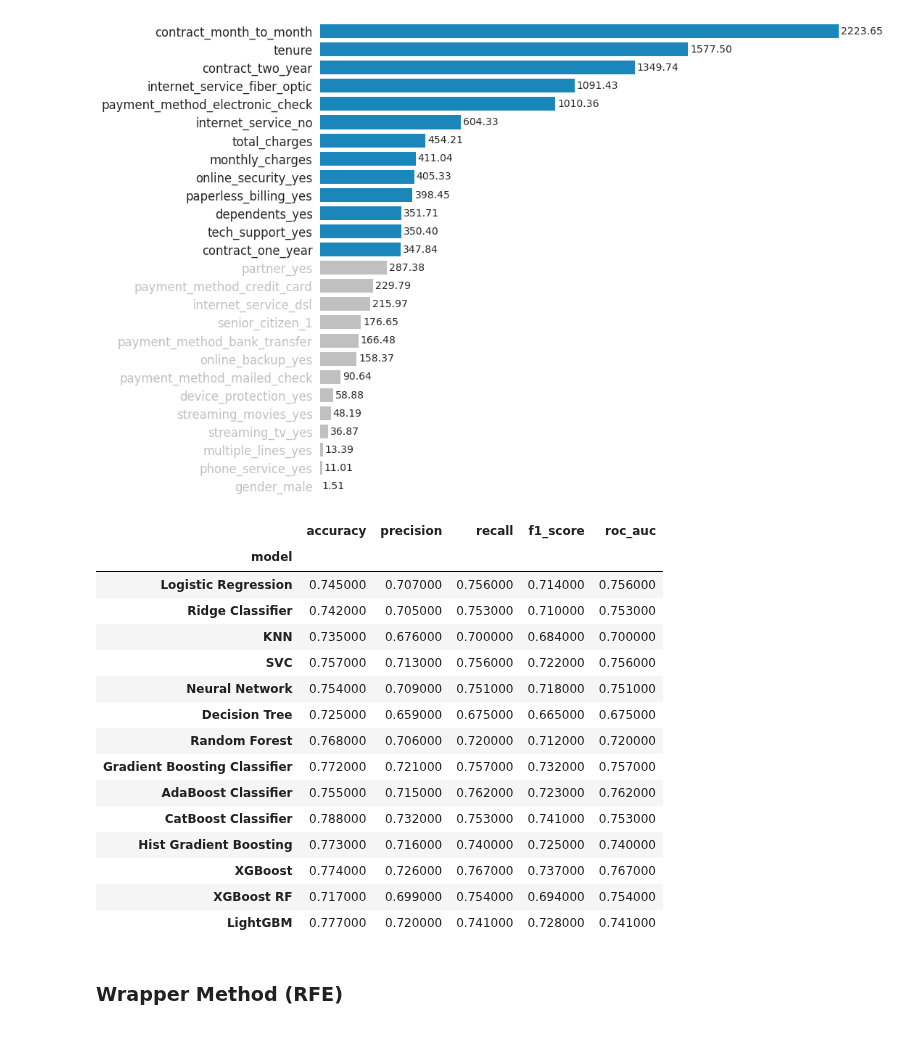
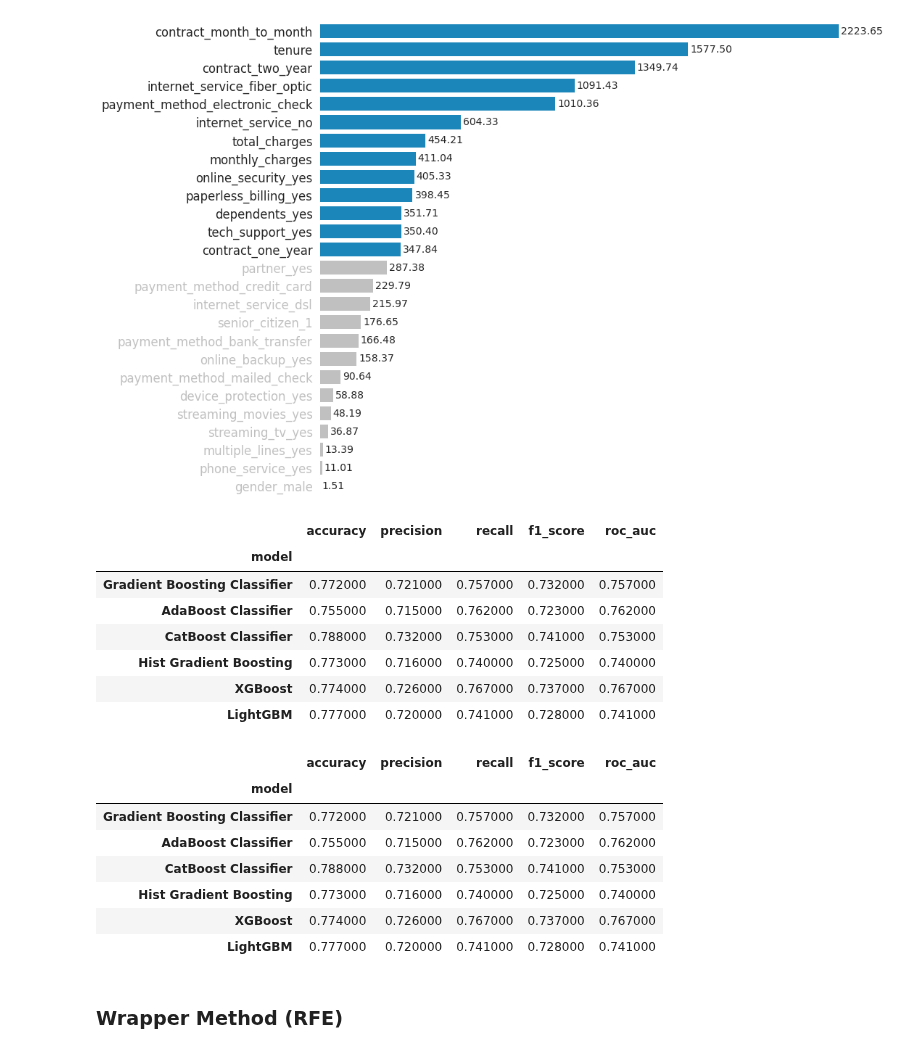
Before and after one commit to adhang/data-science-digital-skola, a Jupyter notebook: 99. Final Project/Modeling Clean.ipynb, the cells around one changed output. Drawn from its saved outputs; the diff is of its cells as text; code cells hidden in the pictures.

```diff
--- a/99. Final Project/Modeling Clean.ipynb
+++ b/99. Final Project/Modeling Clean.ipynb
@@ -871,0 +898,31 @@ y_test_model = y_test_encode.copy()
+# %%
+model_list = {
+    # 'Logistic Regression':LogisticRegression(max_iter=1000, random_state=1),
+    # 'Ridge Classifier':RidgeClassifier(random_state=1),
+    # 'KNN':KNeighborsClassifier(),
+    # 'SVC':SVC(random_state=1),
+    # 'Neural Network':MLPClassifier(max_iter=1000, random_state=1),
+    # 'Decision Tree':DecisionTreeClassifier(random_state=1),
+    # 'Random Forest':RandomForestClassifier(random_state=1),
+    'Gradient Boosting Classifier':GradientBoostingClassifier(random_state=1),
+    'AdaBoost Classifier':AdaBoostClassifier(random_state=1),
+    'CatBoost Classifier':CatBoostClassifier(random_state=1, verbose=False),
+    'Hist Gradient Boosting':HistGradientBoostingClassifier(random_state=1),
+    'XGBoost':XGBClassifier(random_state=1),
+    # 'XGBoost RF':XGBRFClassifier(random_state=1),
+    'LightGBM':LGBMClassifier(random_state=1),
+}
+
+X_train_model = X_train_smote.copy()
+y_train_model = y_train_smote.copy()
+
+X_test_model = X_test_scale.copy()
+y_test_model = y_test_encode.copy()
+# %%
+y_pred_list = dict()
+
+for name, model in model_list.items():
+  model.fit(X_train_model, y_train_model)
+  y_pred_list[name] = model.predict(X_test_model)
+
+score_smote = print_score(y_pred_list, y_test_model, average='macro')
@@ -934,29 +1011,31 @@ after filter    : (7244, 13)
 # %%
 y_pred_list = dict()
 
 for name, model in model_list.items():
   model.fit(X_train_filter, y_train_model)
   y_pred_list[name] = model.predict(X_test_filter)
 
-score_smote_filter = print_score(y_pred_list, y_test_model, orderby='accuracy', sort=False)
-# print_score(y_pred_list, 'f1_score')
+score_smote_filter = print_score(y_pred_list, y_test_model, average='macro')
 # %% [output]
 |  | accuracy | precision | recall | f1_score | roc_auc |
 | model |  |  |  |  |  |
-| Logistic Regression | 0.745000 | 0.707000 | 0.756000 | 0.714000 | 0.756000 |
-| Ridge Classifier | 0.742000 | 0.705000 | 0.753000 | 0.710000 | 0.753000 |
-| KNN | 0.735000 | 0.676000 | 0.700000 | 0.684000 | 0.700000 |
-| SVC | 0.757000 | 0.713000 | 0.756000 | 0.722000 | 0.756000 |
-| Neural Network | 0.754000 | 0.709000 | 0.751000 | 0.718000 | 0.751000 |
-| Decision Tree | 0.725000 | 0.659000 | 0.675000 | 0.665000 | 0.675000 |
-| Random Forest | 0.768000 | 0.706000 | 0.720000 | 0.712000 | 0.720000 |
 | Gradient Boosting Classifier | 0.772000 | 0.721000 | 0.757000 | 0.732000 | 0.757000 |
 | AdaBoost Classifier | 0.755000 | 0.715000 | 0.762000 | 0.723000 | 0.762000 |
 | CatBoost Classifier | 0.788000 | 0.732000 | 0.753000 | 0.741000 | 0.753000 |
 | Hist Gradient Boosting | 0.773000 | 0.716000 | 0.740000 | 0.725000 | 0.740000 |
 | XGBoost | 0.774000 | 0.726000 | 0.767000 | 0.737000 | 0.767000 |
-| XGBoost RF | 0.717000 | 0.699000 | 0.754000 | 0.694000 | 0.754000 |
 | LightGBM | 0.777000 | 0.720000 | 0.741000 | 0.728000 | 0.741000 |
+# %%
+score_smote_filter.round(3).style.background_gradient()
+# %% [output]
+|  | accuracy | precision | recall | f1_score | roc_auc |
+| model |  |  |  |  |  |
+| Gradient Boosting Classifier | 0.772000 | 0.721000 | 0.757000 | 0.732000 | 0.757000 |
+| AdaBoost Classifier | 0.755000 | 0.715000 | 0.762000 | 0.723000 | 0.762000 |
+| CatBoost Classifier | 0.788000 | 0.732000 | 0.753000 | 0.741000 | 0.753000 |
+| Hist Gradient Boosting | 0.773000 | 0.716000 | 0.740000 | 0.725000 | 0.740000 |
+| XGBoost | 0.774000 | 0.726000 | 0.767000 | 0.737000 | 0.767000 |
+| LightGBM | 0.777000 | 0.720000 | 0.741000 | 0.728000 | 0.741000 |
 # %% [markdown]
 ### Wrapper Method (RFE)
 # %% [markdown]
```
Also changed, not shown: parts of 50 cells of this notebook.
